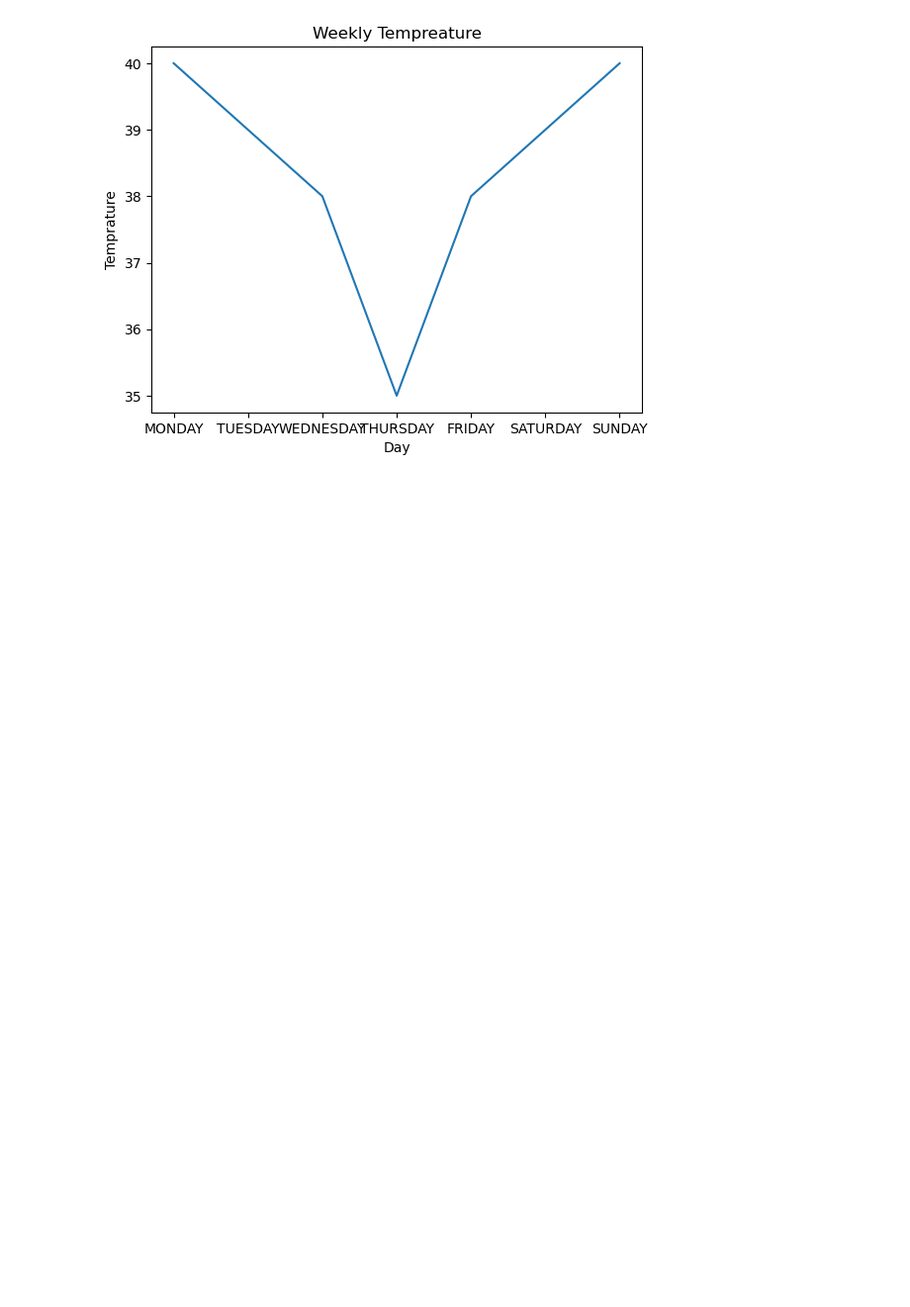
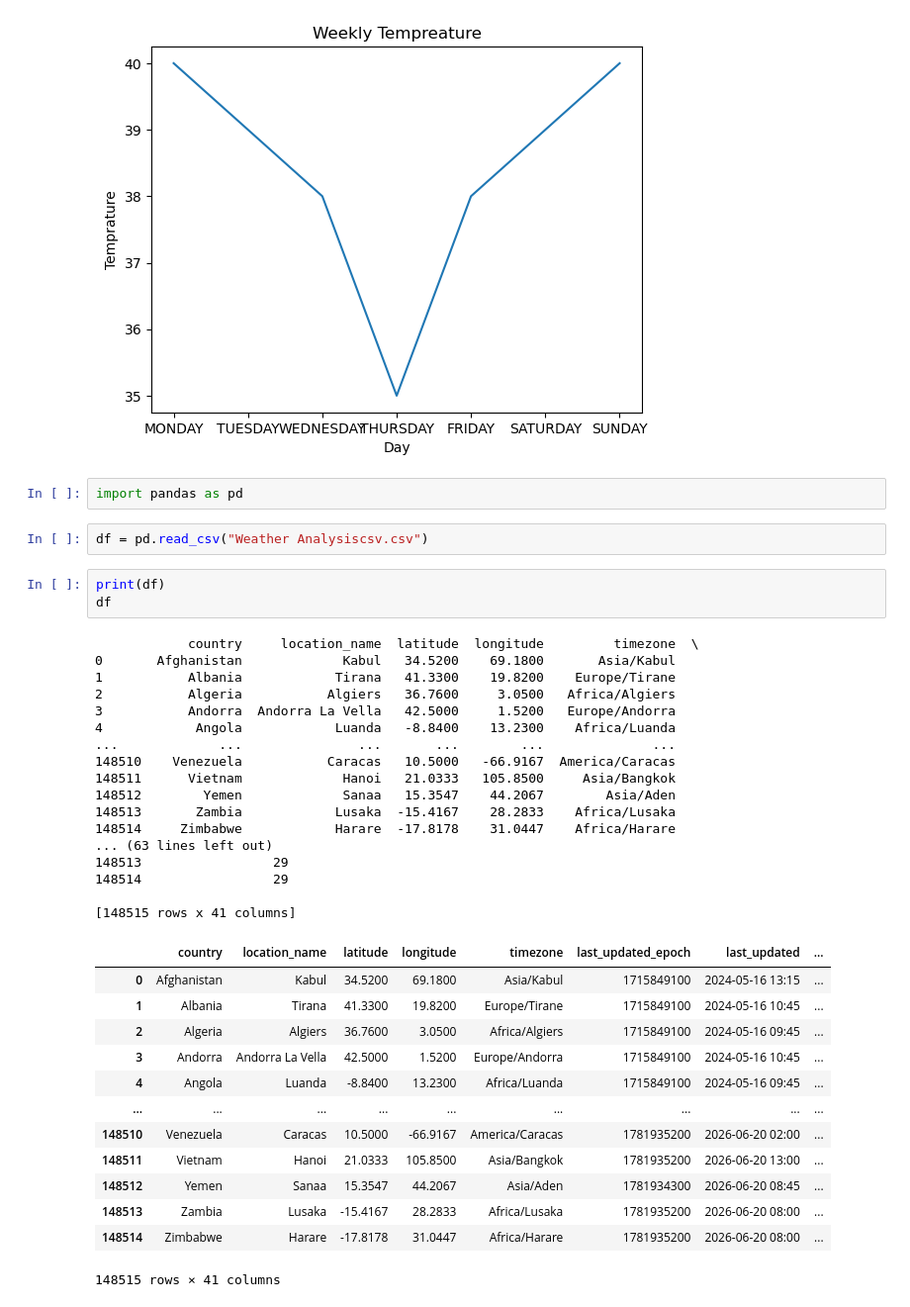
Before and after one commit to vishakhachavan-07/Weather-Analaysis-Python, a Jupyter notebook: Weather Analysis .ipynb, the cells around one changed output. Shown at 99% size. Drawn from its saved outputs; the diff is of its cells as text; blank space fills up the shorter version.

```diff
--- a/Weather Analysis .ipynb
+++ b/Weather Analysis .ipynb
@@ -183,3 +183,41 @@ plt.ylabel("Temprature")
 plt.show()
 # %% [output]
 [figure]
+# %%
+import pandas as pd
+# %%
+df = pd.read_csv("Weather Analysiscsv.csv")
+# %%
+print(df)
+df
+# %% [output]
+            country     location_name  latitude  longitude         timezone  \
+0       Afghanistan             Kabul   34.5200    69.1800       Asia/Kabul
+1           Albania            Tirana   41.3300    19.8200    Europe/Tirane
+2           Algeria           Algiers   36.7600     3.0500   Africa/Algiers
+3           Andorra  Andorra La Vella   42.5000     1.5200   Europe/Andorra
+4            Angola            Luanda   -8.8400    13.2300    Africa/Luanda
+...             ...               ...       ...        ...              ...
+148510    Venezuela           Caracas   10.5000   -66.9167  America/Caracas
+148511      Vietnam             Hanoi   21.0333   105.8500     Asia/Bangkok
+148512        Yemen             Sanaa   15.3547    44.2067        Asia/Aden
+148513       Zambia            Lusaka  -15.4167    28.2833    Africa/Lusaka
+148514     Zimbabwe            Harare  -17.8178    31.0447    Africa/Harare
+... (63 lines left out)
+148513                 29
+148514                 29
+
+[148515 rows x 41 columns]
+|  | country | location_name | latitude | longitude | timezone | last_updated_epoch | last_updated | ... |
+| 0 | Afghanistan | Kabul | 34.5200 | 69.1800 | Asia/Kabul | 1715849100 | 2024-05-16 13:15 | ... |
+| 1 | Albania | Tirana | 41.3300 | 19.8200 | Europe/Tirane | 1715849100 | 2024-05-16 10:45 | ... |
+| 2 | Algeria | Algiers | 36.7600 | 3.0500 | Africa/Algiers | 1715849100 | 2024-05-16 09:45 | ... |
+| 3 | Andorra | Andorra La Vella | 42.5000 | 1.5200 | Europe/Andorra | 1715849100 | 2024-05-16 10:45 | ... |
+| 4 | Angola | Luanda | -8.8400 | 13.2300 | Africa/Luanda | 1715849100 | 2024-05-16 09:45 | ... |
+| ... | ... | ... | ... | ... | ... | ... | ... | ... |
+| 148510 | Venezuela | Caracas | 10.5000 | -66.9167 | America/Caracas | 1781935200 | 2026-06-20 02:00 | ... |
+| 148511 | Vietnam | Hanoi | 21.0333 | 105.8500 | Asia/Bangkok | 1781935200 | 2026-06-20 13:00 | ... |
+| 148512 | Yemen | Sanaa | 15.3547 | 44.2067 | Asia/Aden | 1781934300 | 2026-06-20 08:45 | ... |
+| 148513 | Zambia | Lusaka | -15.4167 | 28.2833 | Africa/Lusaka | 1781935200 | 2026-06-20 08:00 | ... |
+| 148514 | Zimbabwe | Harare | -17.8178 | 31.0447 | Africa/Harare | 1781935200 | 2026-06-20 08:00 | ... |
+148515 rows × 41 columns
```
